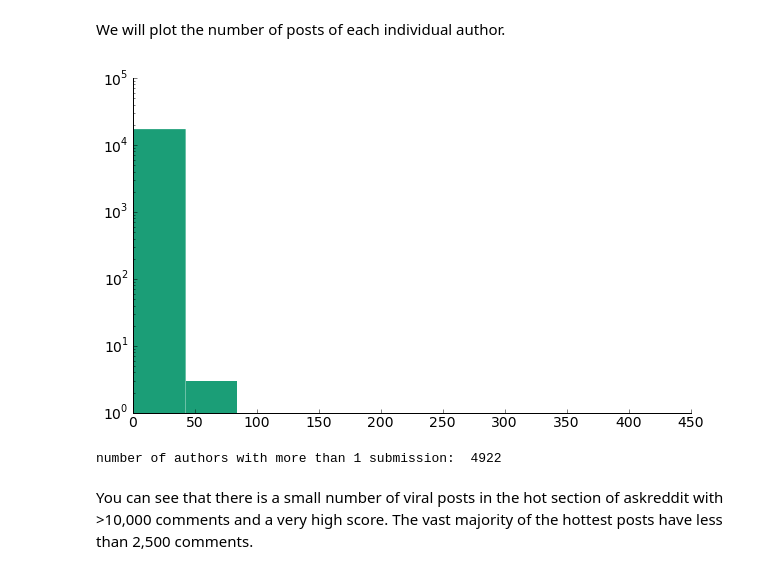
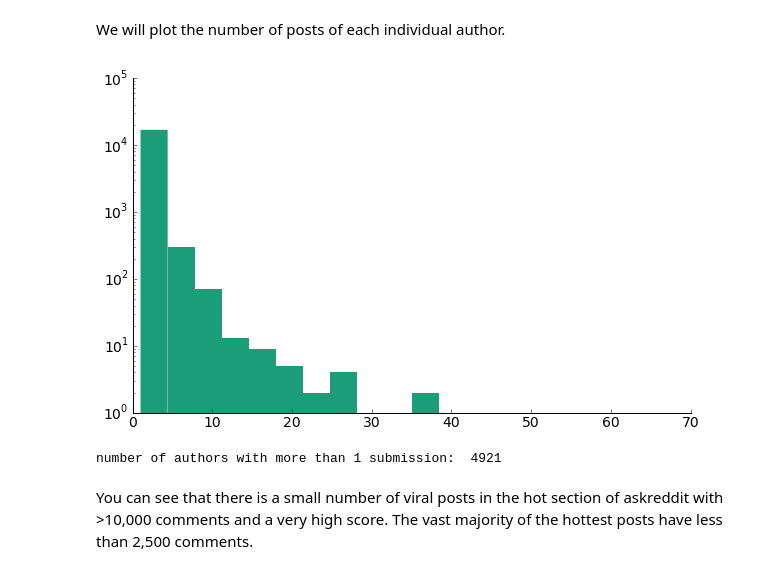
Before and after one commit to jaysayre/preddicted, a Jupyter notebook: datavisualization.ipynb, the cells around one changed output. Drawn from its saved outputs; the diff is of its cells as text; code cells hidden in the pictures.

```diff
--- a/datavisualization.ipynb
+++ b/datavisualization.ipynb
@@ -68,6 +68,7 @@ csvfiles = [file_dir + i for i in files if ".csv" in i ] #Builds a list with .cs
 csvfiles.sort()
 # %%
 big_table = pd.read_csv(csvfiles[0], encoding='utf-8')
+big_table = big_table[big_table['author'] != "deleted"]
 # %%
 print "Number of distinct authors: ", len(big_table.groupby('author'))
 # %% [output]
@@ -85,0 +83,2 @@ max(author_count)
+# %%
+author_count.sort()
@@ -86,10 +105,10 @@ max(author_count)
 # %% [markdown]
 We will plot the number of posts of each individual author.
 # %%
-plt.hist(author_count, log=True)
+plt.hist(author_count, bins = 20, log=True)
 remove_border()
 # %% [output]
-[figure, old version]
+[figure, new version]
 # %%
 successful_authors = big_table[author_table.author.transform(lambda x: x.count() > 1).astype('bool')]
 authorset = set()
@@ -100,7 +119,7 @@ print "number of authors with more than 1 submission: ", len(authorset)
 #for a in authorset:
 #    print a
 # %% [output]
-number of authors with more than 1 submission:  4922
+number of authors with more than 1 submission:  4921
 # %% [markdown]
 You can see that there is a small number of viral posts in the hot section of askreddit with >10,000 comments and a very high score. The vast majority of the hottest posts have less than 2,500 comments.
 # %%
```
Also changed, not shown: parts of 5 cells of this notebook.
